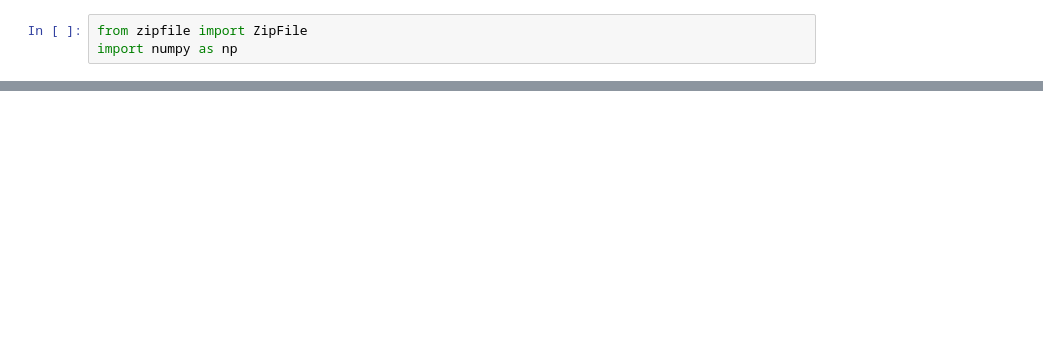
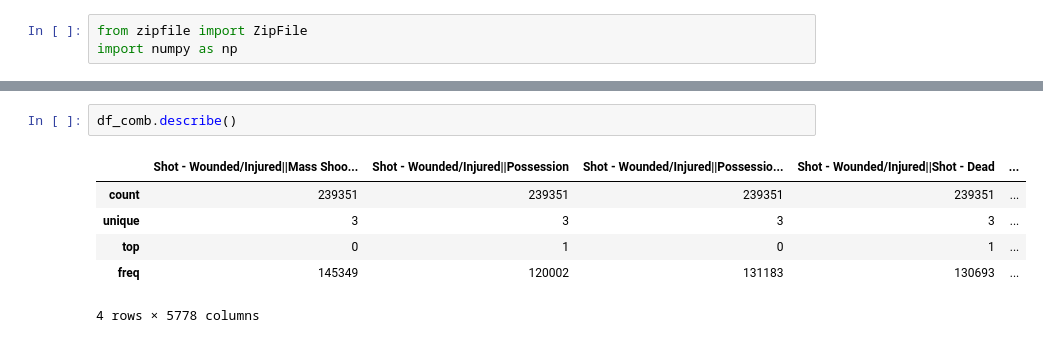
Before and after one commit to annabeck/Gun_Violence_E19, a Jupyter notebook: NetWork Model.ipynb, the cells around one changed output, grey strips where cells are left out. Cells and saved outputs as stored; diff of their text form; blank space fills up the shorter version.

```diff
--- a/NetWork Model.ipynb
+++ b/NetWork Model.ipynb
@@ -12,0 +54,9 @@ BadZipFile: File is not a zip file
+# %%
+df_comb.describe()
+# %% [output]
+|  | Shot - Wounded/Injured||Mass Shoo... | Shot - Wounded/Injured||Possession | Shot - Wounded/Injured||Possessio... | Shot - Wounded/Injured||Shot - Dead | ... |
+| count | 239351 | 239351 | 239351 | 239351 | ... |
+| unique | 3 | 3 | 3 | 3 | ... |
+| top | 0 | 1 | 0 | 1 | ... |
+| freq | 145349 | 120002 | 131183 | 130693 | ... |
+4 rows × 5778 columns
```
Also changed, not shown: parts of 21 cells of this notebook, 1 other file.
